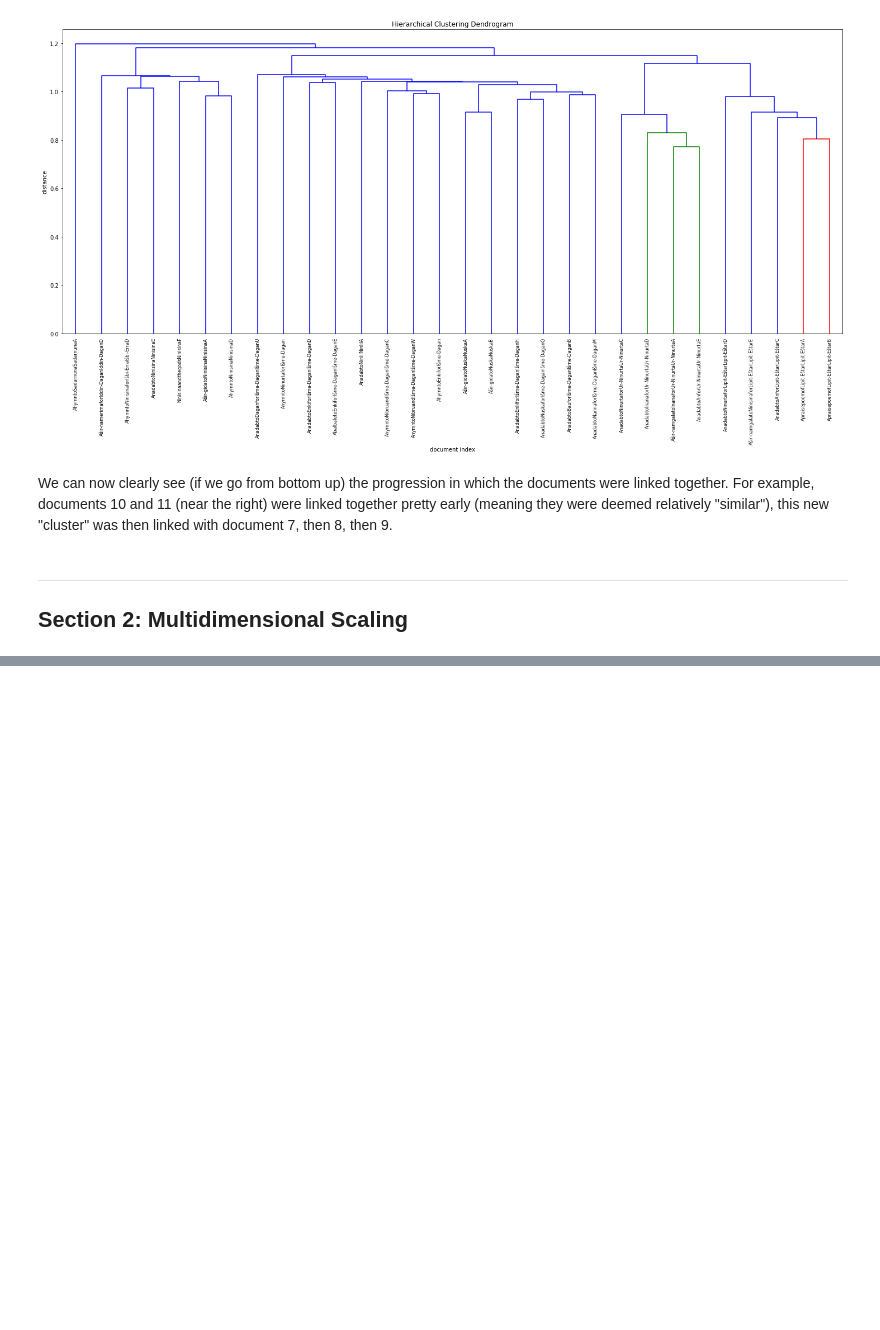
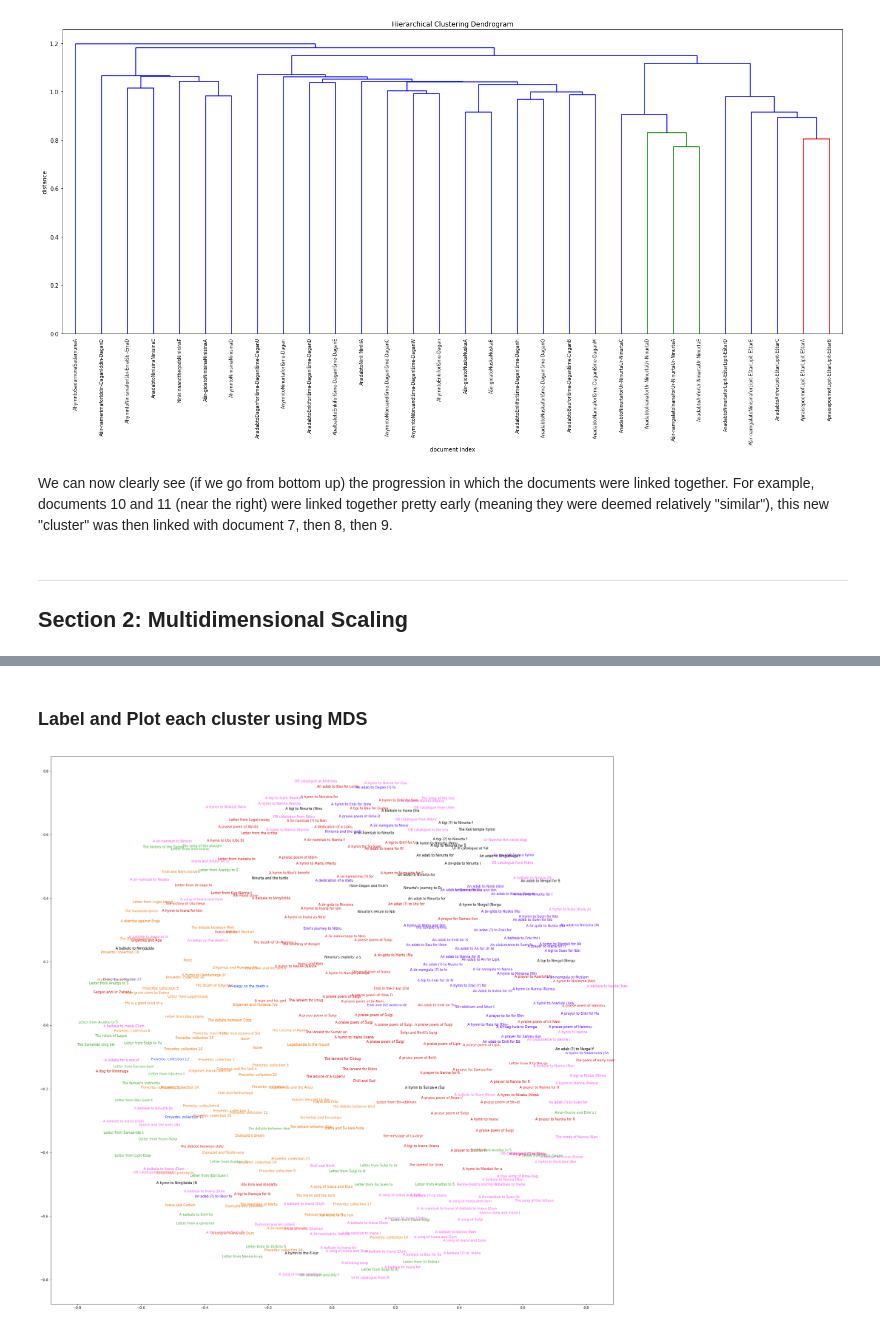
Before and after one commit to ds-modules/CUNEIF-102A, a Jupyter notebook: Notebook-Part2-Visualization.ipynb, the cells around one changed output, grey strips where cells are left out. Cells and saved outputs as stored; diff of their text form; code cells hidden in the pictures; blank space fills up the shorter version.

Commit message:
merged notebooks for visualization

```diff
--- a/Notebook-Part2-Visualization.ipynb
+++ b/Notebook-Part2-Visualization.ipynb
@@ -527,0 +719,79 @@ We can now clearly see (if we go from bottom up) the progression in which the do
+# %%
+dict_color_cluster = { #define unique color for every cluster
+    "cluster_0": '#2c4ff9', #dark blue
+    "cluster_1": '#db0f12', #red
+    "cluster_2": '#000000', #black
+    "cluster_3": '#3FB230', #green
+    "cluster_4": '#ff54f9', #pink
+    "cluster_5": '#630AFF', #purple
+    "cluster_6": '#F5770D'  #orange
+}
+# %%
+def get_index(arr, id_name): #function that returns the index of the element in the given array that mathches the given id_name
+    for i in range(len(arr)):
+        if id_name == arr[i]:
+            return i
+
+#Note: we use this funciton later (below) to match each text to their corresponding data
+# %% [markdown]
+### Label and Plot each cluster using MDS
+# %%
+mds_cluster = MDS(n_components = 2, dissimilarity="precomputed")  #use MDS
+embeddings_cluster = mds_cluster.fit_transform(dist_matrix) #the points/vectors of the texts obtained by MDS
+
+
+data = {} #Match the text id to their data (may use for further analysis)
+
+# Specify plot size and type
+_, ax = plt.subplots(figsize=(30,30)) #plot
+ax.scatter(embeddings_cluster[:,0], embeddings_cluster[:,1], alpha=0)
+
+
+#Plot, Go through each cluster and match the cluster texts to their corresponding data from embeddings_cluster
+for i in range(len(cluster_0)):
+    c = dict_color_cluster.get("cluster_0")
+    index = get_index(texts, cluster_0[i]) #find the index of the dist_matrix that matches the ith item in the cluster
+    data[texts[index]] = [embeddings_cluster[index,0], embeddings_cluster[index,1]] #collect data
+    ax.annotate(labels.get(cluster_0[i]), ((embeddings_cluster[index,0], embeddings_cluster[index,1])), color = c) #access and label the correct text i coordinates from embeddings_cluster
+
+
+for i in range(len(cluster_1)):
+    c = dict_color_cluster.get("cluster_1")
+    index = get_index(texts, cluster_1[i])
+    data[texts[index]] = [embeddings_cluster[index,0], embeddings_cluster[index,1]]
+    ax.annotate(labels.get(cluster_1[i]), ((embeddings_cluster[index,0], embeddings_cluster[index,1])), color = c)
+
+for i in range(len(cluster_2)):
+    c = dict_color_cluster.get("cluster_2")
+    index = get_index(texts, cluster_2[i])
+    data[texts[index]] = [embeddings_cluster[index,0], embeddings_cluster[index,1]]
+    ax.annotate(labels.get(cluster_2[i]), ((embeddings_cluster[index,0], embeddings_cluster[index,1])), color = c)
+
+for i in range(len(cluster_3)):
+    c = dict_color_cluster.get("cluster_3")
+    index = get_index(texts, cluster_3[i])
+    data[texts[index]] = [embeddings_cluster[index,0], embeddings_cluster[index,1]]
+    ax.annotate(labels.get(cluster_3[i]), ((embeddings_cluster[index,0], embeddings_cluster[index,1])), color = c)
+
+for i in range(len(cluster_4)):
+    c = dict_color_cluster.get("cluster_4")
+    index = get_index(texts, cluster_4[i])
+    data[texts[index]] = [embeddings_cluster[index,0], embeddings_cluster[index,1]]
+    ax.annotate(labels.get(cluster_4[i]), ((embeddings_cluster[index,0], embeddings_cluster[index,1])), color = c)
+
+for i in range(len(cluster_5)):
+    c = dict_color_cluster.get("cluster_5")
+    index = get_index(texts, cluster_5[i])
+    data[texts[index]] = [embeddings_cluster[index,0], embeddings_cluster[index,1]]
+    ax.annotate(labels.get(cluster_5[i]), ((embeddings_cluster[index,0], embeddings_cluster[index,1])), color = c)
+
+for i in range(len(cluster_6)):
+    c = dict_color_cluster.get("cluster_6")
+    index = get_index(texts, cluster_6[i])
+    data[texts[index]] = [embeddings_cluster[index,0], embeddings_cluster[index,1]]
+    ax.annotate(labels.get(cluster_6[i]), ((embeddings_cluster[index,0], embeddings_cluster[index,1])), color = c)
+
+
+plt.show() #graphs the clusters by MDS
+# %% [output]
+[figure, added]
```
Also changed, not shown: parts of 32 cells of this notebook, 2 other files.
